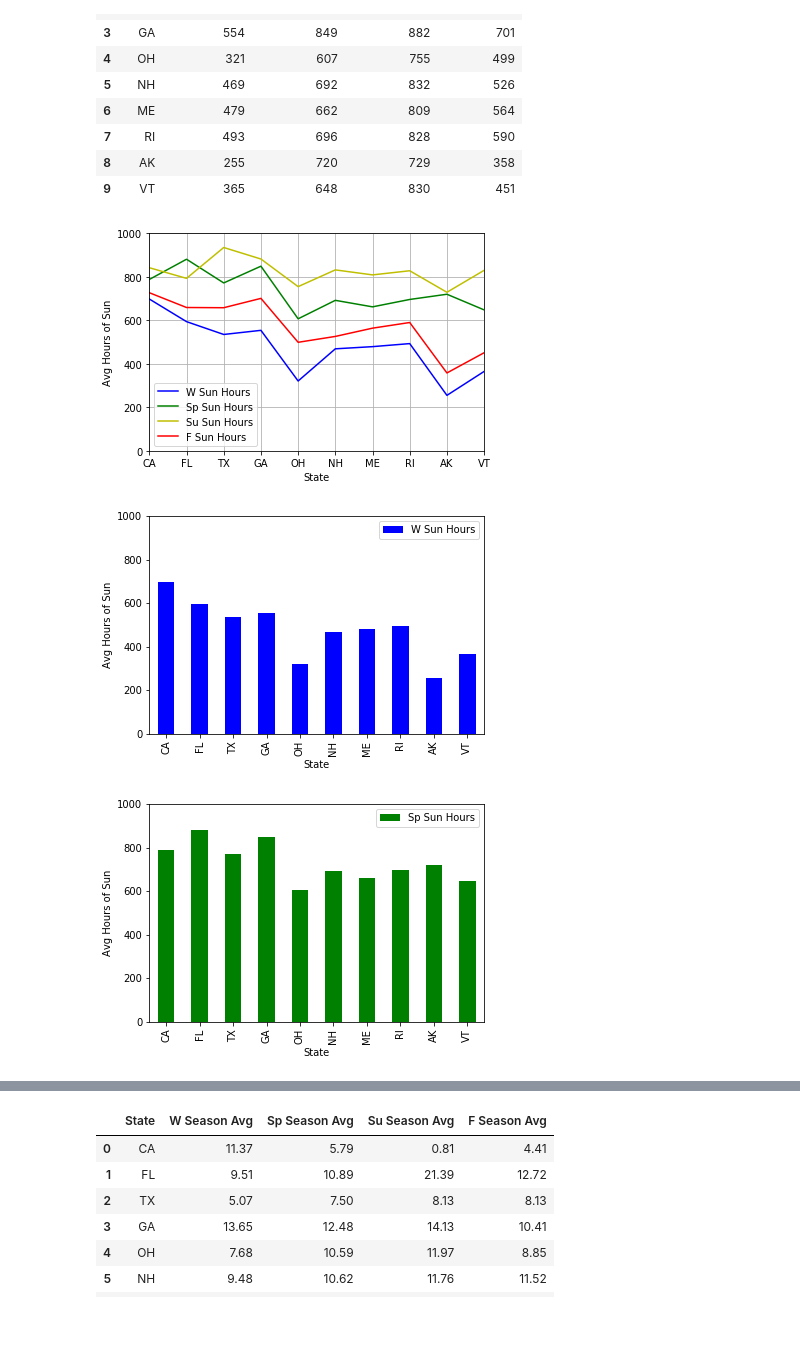
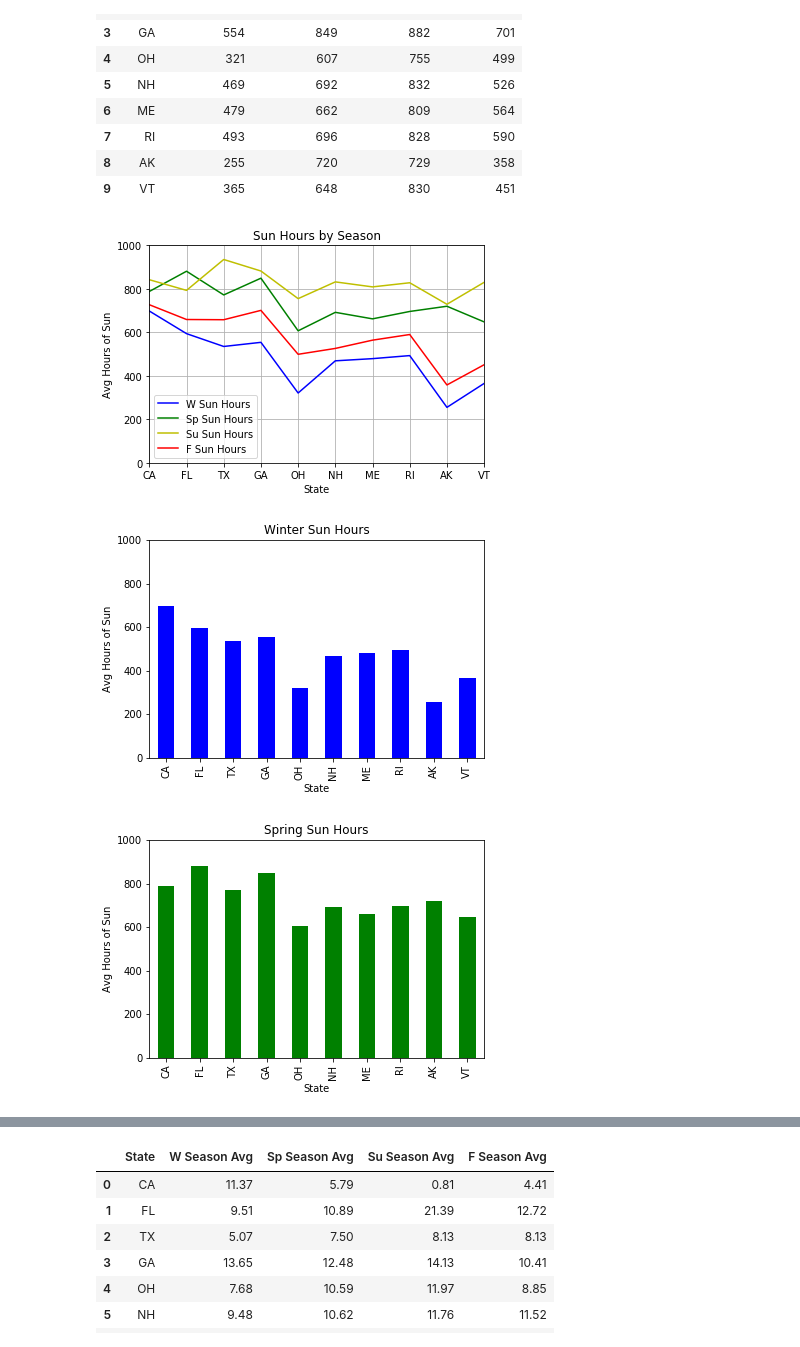
Before and after one commit to DavidAradom/Project1, a Jupyter notebook: am_P1G5kin_research.ipynb, the cells around one changed output, grey strips where cells are left out. Cells and saved outputs as stored; diff of their text form; code cells hidden in the pictures.

```diff
--- a/am_P1G5kin_research.ipynb
+++ b/am_P1G5kin_research.ipynb
@@ -134,46 +138,46 @@ sun_df
 # %%
 # Generate the Plot x axis are seasons y axis are hours
 ax = plt.gca()
 
-sun_df.plot(kind='line',x='State',y='W Sun Hours', color='blue', ax=ax)
+sun_df.plot(kind='line',title='Sun Hours by Season',x='State',y='W Sun Hours', color='blue', ax=ax)
 sun_df.plot(kind='line',x='State',y='Sp Sun Hours', color='green', ax=ax)
 sun_df.plot(kind='line',x='State',y='Su Sun Hours', color='y', ax=ax)
 sun_df.plot(kind='line',x='State',y='F Sun Hours', color='r', ax=ax)
 
 plt.xlabel("State")
 plt.ylabel("Avg Hours of Sun")
 
 
 plt.ylim(0,1000)
 plt.grid()
 plt.savefig("Sun_Hours_line.png")
 plt.show()
 # %% [output]
-[figure, old version]
+[figure, new version]
 # %%
 ax = plt.gca()
 
-sun_df.plot(kind='bar',x='State',y='W Sun Hours', color='blue', ax=ax)
+sun_df.plot(kind='bar',title='Winter Sun Hours',x='State',y='W Sun Hours', color='blue', ax=ax)
 plt.ylim(0,1000)
 plt.xlabel("State")
 plt.ylabel("Avg Hours of Sun")
-plt.legend()
+plt.gca().get_legend().remove()
 plt.savefig("Winter_sun.png")
 plt.show()
 # %% [output]
-[figure, old version]
+[figure, new version]
 # %%
 ax = plt.gca()
 
-sun_df.plot(kind='bar',x='State',y='Sp Sun Hours', color='green', ax=ax)
+sun_df.plot(kind='bar',title='Spring Sun Hours',x='State',y='Sp Sun Hours', color='green', ax=ax)
 plt.ylim(0,1000)
 plt.xlabel("State")
 plt.ylabel("Avg Hours of Sun")
-plt.legend()
+plt.gca().get_legend().remove()
 plt.savefig("Spring_sun.png")
 plt.show()
 # %% [output]
-[figure, old version]
+[figure, new version]
 # %%
 ax = plt.gca()
 
```
Also changed, not shown: parts of 23 cells of this notebook.
